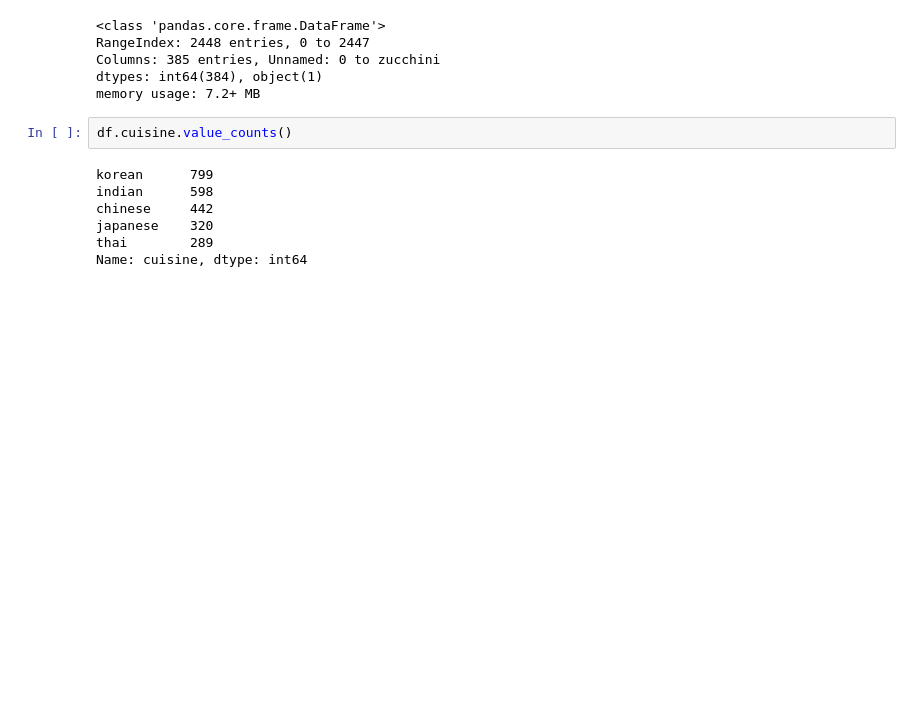
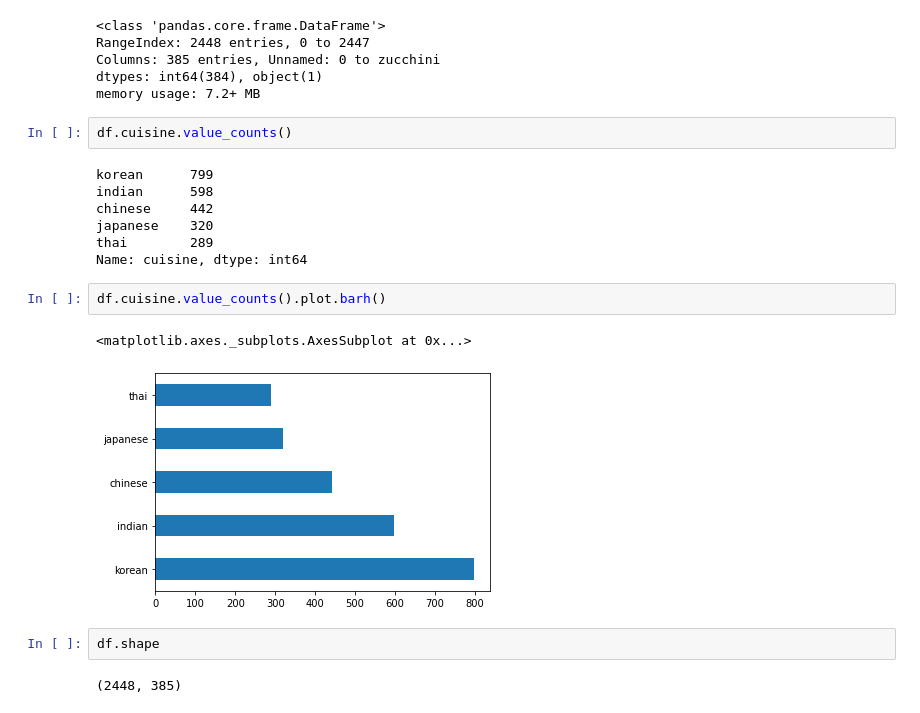
Before and after one commit to varadmahatme/TASKS-ML-in-Python, a Jupyter notebook: TASK.ipynb, the cells around one changed output. Saved outputs shown, nothing was run; the diff lists cells and outputs as text; blank space fills up the shorter version.

```diff
--- a/TASK.ipynb
+++ b/TASK.ipynb
@@ -351,3 +351,12 @@ chinese     442
 japanese    320
 thai        289
 Name: cuisine, dtype: int64
+# %%
+df.cuisine.value_counts().plot.barh()
+# %% [output]
+<matplotlib.axes._subplots.AxesSubplot at 0x...>
+[figure, added]
+# %%
+df.shape
+# %% [output]
+(2448, 385)
```
